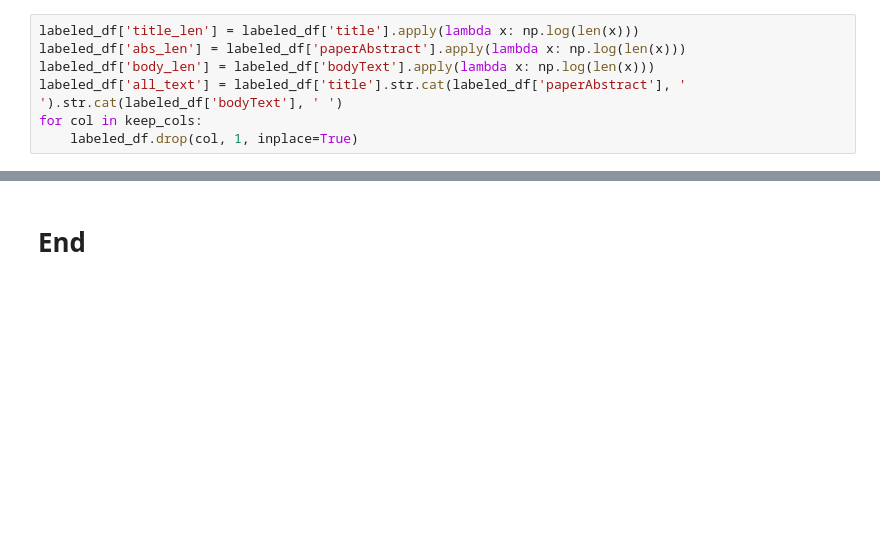
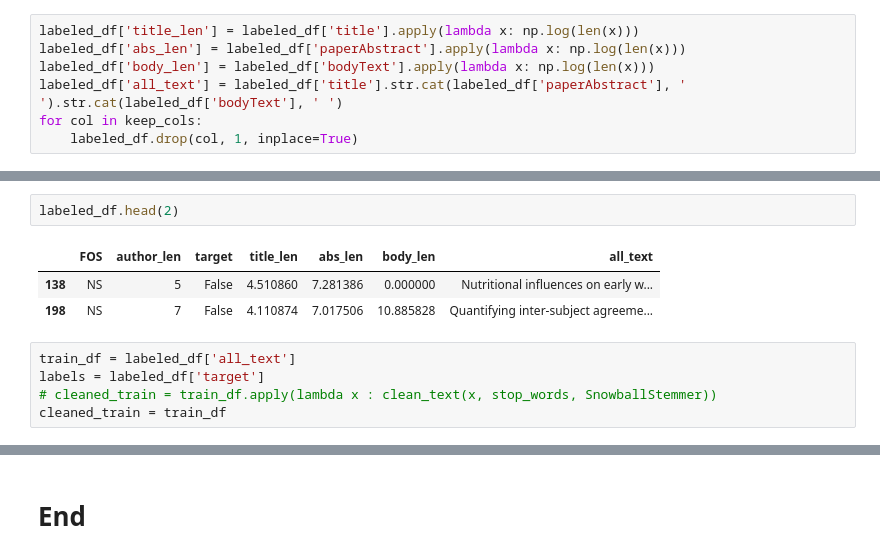
Before and after one commit to drschwenk/hackday, a Jupyter notebook: eda.ipynb, the cells around one changed output, grey strips where cells are left out. Cells and saved outputs as stored; diff of their text form; blank space fills up the shorter version.

```diff
--- a/eda.ipynb
+++ b/eda.ipynb
@@ -139,0 +248,11 @@ _ = sns.pairplot(labeled_df, hue = 'target', palette = my_pal)
+# %%
+labeled_df.head(2)
+# %% [output]
+|  | FOS | author_len | target | title_len | abs_len | body_len | all_text |
+| 138 | NS | 5 | False | 4.510860 | 7.281386 | 0.000000 | Nutritional influences on early w... |
+| 198 | NS | 7 | False | 4.110874 | 7.017506 | 10.885828 | Quantifying inter-subject agreeme... |
+# %%
+train_df = labeled_df['all_text']
+labels = labeled_df['target']
+# cleaned_train = train_df.apply(lambda x : clean_text(x, stop_words, SnowballStemmer))
+cleaned_train = train_df
```
Also changed, not shown: parts of 16 cells of this notebook.
